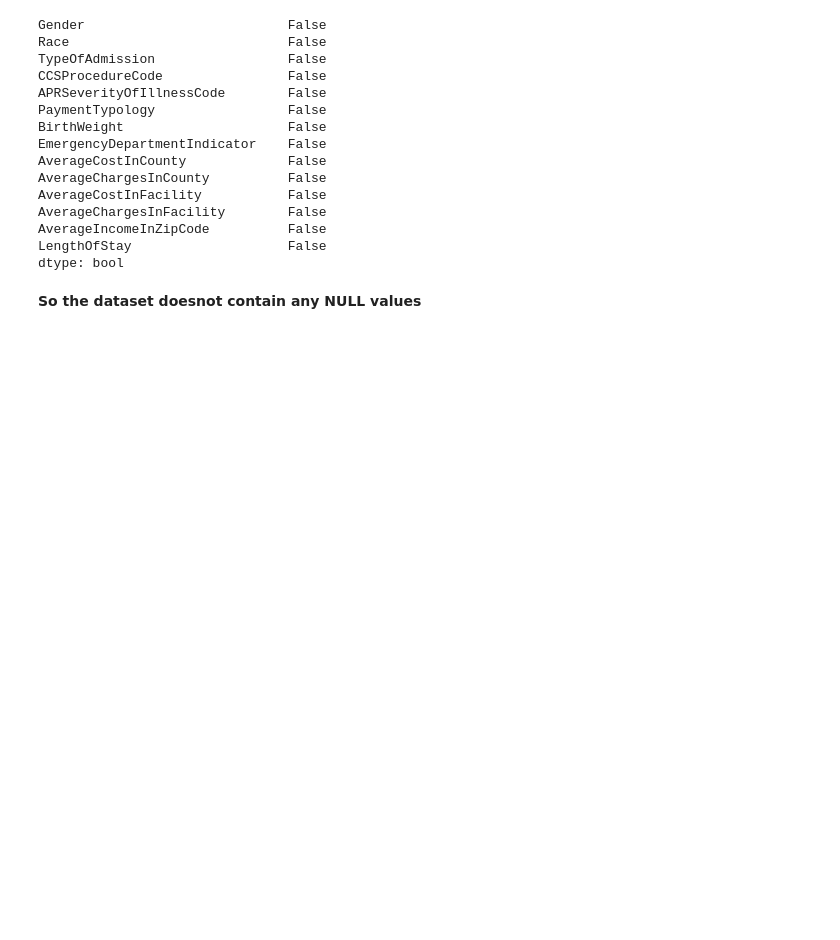
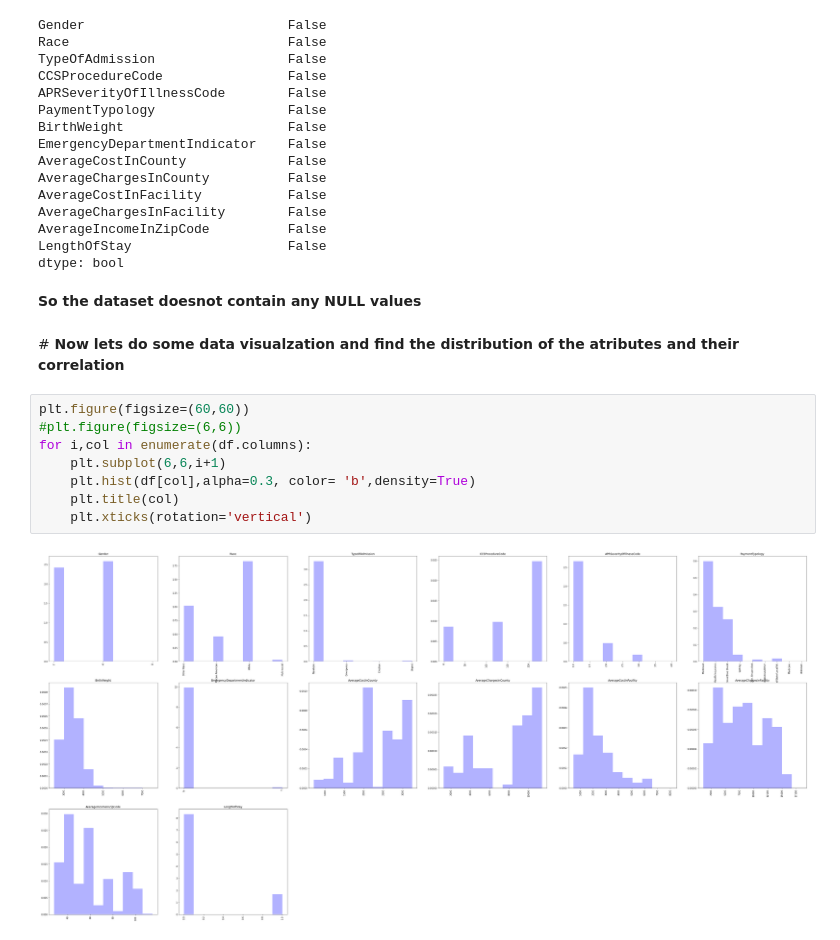
Before and after one commit to s3785704/machine-learning-assign01, a Jupyter notebook: assign1.ipynb, the cells around one changed output. Cells and saved outputs as stored; diff of their text form; blank space fills up the shorter version.

```diff
--- a/assign1.ipynb
+++ b/assign1.ipynb
@@ -137,3 +138,15 @@ LengthOfStay                    False
 dtype: bool
 # %% [markdown]
 <b> So the dataset doesnot contain any NULL values
+# %% [markdown]
+#<b> Now lets do some data visualzation and find the distribution of the atributes and their correlation
+# %%
+plt.figure(figsize=(60,60))
+#plt.figure(figsize=(6,6))
+for i,col in enumerate(df.columns):
+    plt.subplot(6,6,i+1)
+    plt.hist(df[col],alpha=0.3, color= 'b',density=True)
+    plt.title(col)
+    plt.xticks(rotation='vertical')
+# %% [output]
+[figure, added]
```
Also changed, not shown: parts of 27 cells of this notebook.
